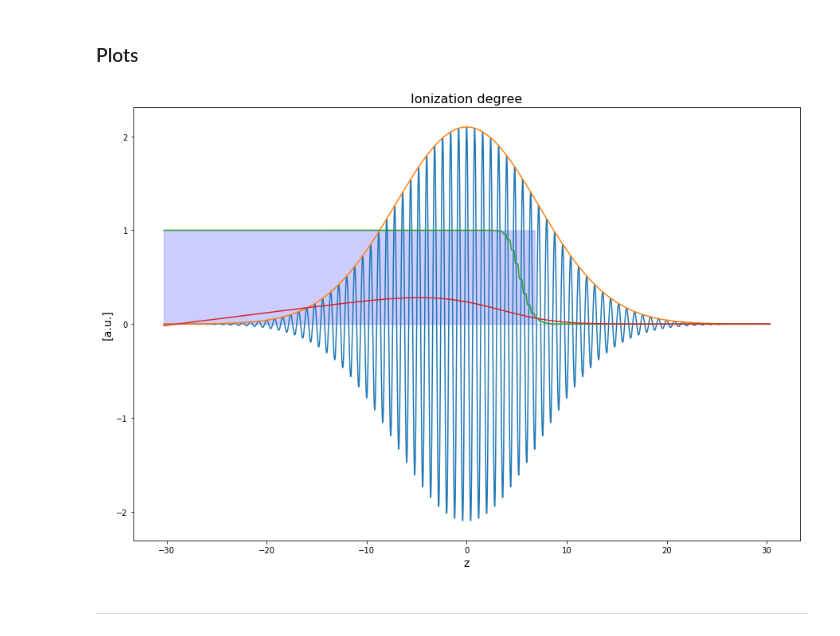
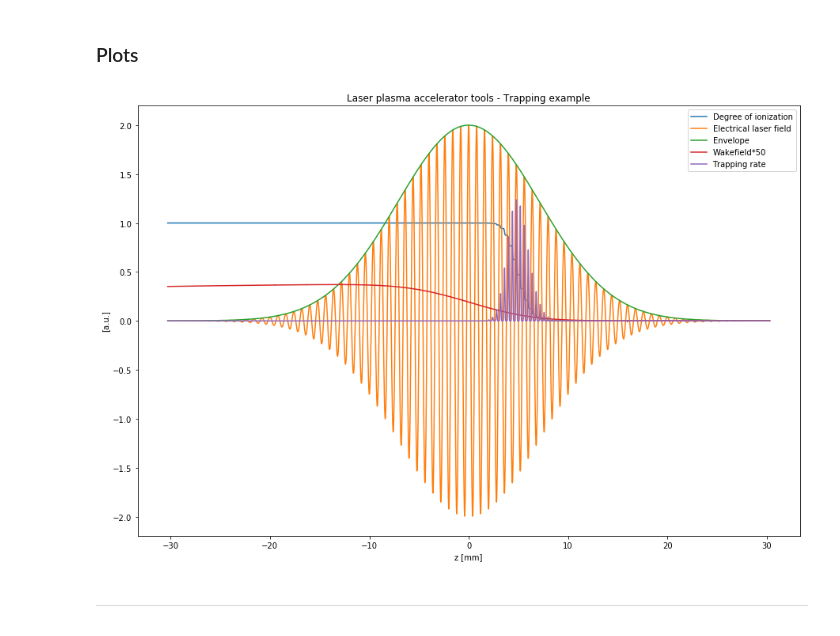
Before and after one commit to smahncke/LPA-TOOLS, a Jupyter notebook: notebooks/LPA-Tools_input_JUPYTER.ipynb, the cells around one changed output. Drawn from its saved outputs; the diff is of its cells as text; code cells hidden in the pictures.

Commit message:
Added colors and legend to the plotter

```diff
--- a/notebooks/LPA-Tools_input_JUPYTER.ipynb
+++ b/notebooks/LPA-Tools_input_JUPYTER.ipynb
@@ -23,7 +24,7 @@ from particles import particle_data as ptcl
 #----------------
 
 #Peak a0 of  the laser pulse
-a0 = 2.1
+a0 = 2.0
 
 #Wavelength of the laser (in microns)
 lambda_0 = 800e-3
@@ -42,7 +43,10 @@ zf = 50
 #-------------------
 
 #Max gas density (in 1/cm^3)
-ne = 1e24
+n = 1e24
+
+#Amount of dope gas (in percent)
+am_dope = 1.
 
 #The used element (use the shortcut)
 element = 'N'
@@ -68,6 +72,9 @@ zz = np.linspace(3*ctau,-3*ctau,1e6)
 #------------------------------------
 # Calculate the ionization parameters
 #------------------------------------
+
+#Dope gas density
+ne = n*am_dope/100
 
 #Ionization energy
 U_i = ptcl.get_ion_energy(element,ion_level)
@@ -94,7 +101,7 @@ laser_envelope = las.gaussian_envelope(zz, a0,ctau)
 wake = pot.wakefield(zz,a0,ctau,ne)
 
 #Trapping condition
-condition = pot.condition_fullfilled(zz,a0,ctau,lambda_0,ne,return_condition = False)
+condition = pot.condition_fullfilled(zz,a0,ctau,lambda_0,ne)
 # %%
 """
 Calculates the energy distribution of the ionized electrons for a given ionization level. Take a look at the
@@ -103,3 +110,5 @@ documentation for further information!
 energy_distribution = ion.ionization_energy_distribution(zz,a0,w0,ctau,zf,lambda_0,U_i,energy_range=(0,5,0.1))
 # %% [output]
 Calculating the ionization energy distribution: 100.0%
+# %%
+trapping_rate = pot.trapping_rate(zz,ne,degree,condition,energy_distribution)
@@ -126,20 +137,11 @@ The final degree of ionization behind the laser pulse is 99.99999999999501 % ass
 that ALL electrons have the final kinetic energy of 0.0eV
 # %% [markdown]
 ### Plots
-# %%
-plt.figure(figsize=(15,10))
-
-plt.plot(zz,laser_field)
-plt.plot(zz,laser_envelope)
-plt.plot(zz,degree)
-plt.plot(zz,wake)
-plt.fill_between(zz,0,condition,alpha=.2,color='blue')
-
-plt.xlabel("z",fontdict={'size':14})
-plt.ylabel("[a.u.]",fontdict={'size':14})
-title("Ionization degree",fontdict={'size':16})
-plt.show()
-# %% [output]
-[figure, removed]
+# %%
+tools.plotter(zz,[degree,laser_field,laser_envelope,wake*50,trapping_rate/3e17],\
+              x_label='z [mm]',y_label='[a.u.]',plot_title='Laser plasma accelerator tools - Trapping example',\
+             legend=["Degree of ionization","Electrical laser field","Envelope","Wakefield*50","Trapping rate"])
+# %% [output]
+[figure, added]
 # %% [markdown]
 ---
```
Also changed, not shown: parts of 3 cells of this notebook.
